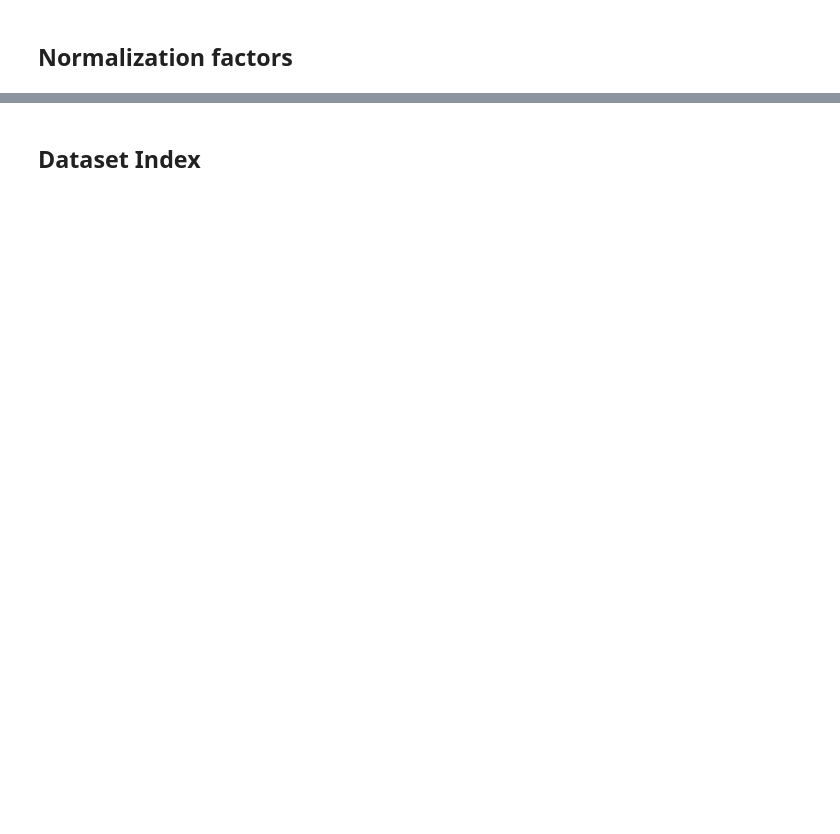
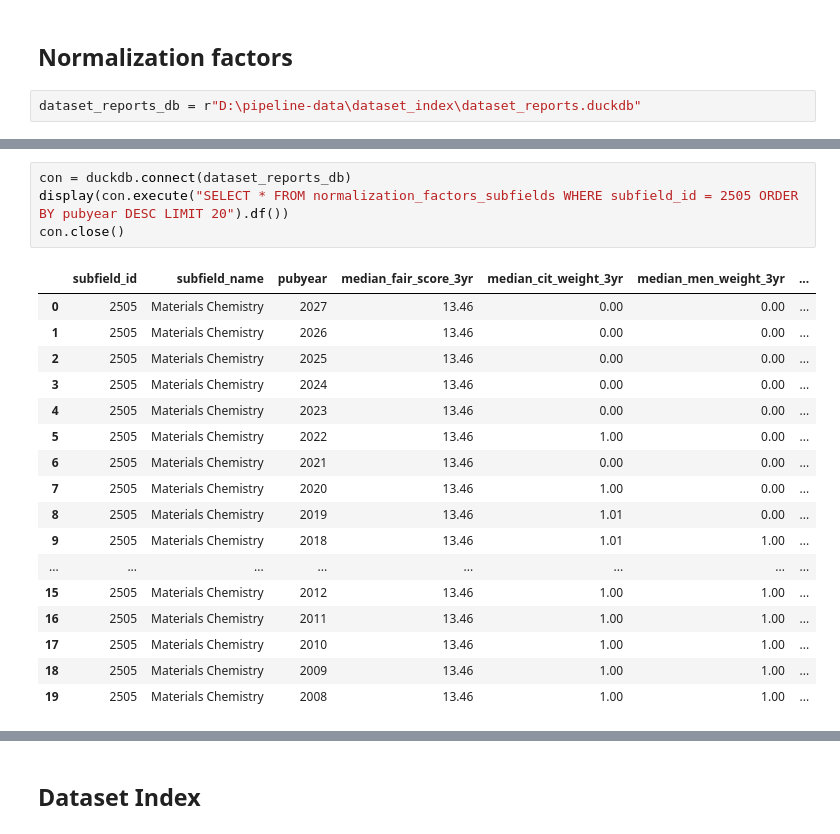
Before and after one commit to data-S-index/s-index-pipeline, a Jupyter notebook: notebooks-batch/final_processing.ipynb, the cells around one changed output, grey strips where cells are left out. Drawn from its saved outputs; the diff is of its cells as text; blank space fills up the shorter version.

Commit message:
feat: duckdb processing

```diff
--- a/notebooks-batch/final_processing.ipynb
+++ b/notebooks-batch/final_processing.ipynb
@@ -166,2 +288,4 @@ dataset_report_add_citations(dataset_report_metadata_file, citations_file, 'fina
 # %% [markdown]
 ## Normalization factors
+# %%
+dataset_reports_db = r"D:\pipeline-data\dataset_index\dataset_reports.duckdb"
@@ -167,0 +441,22 @@ dataset_report_add_citations(dataset_report_metadata_file, citations_file, 'fina
+# %%
+con = duckdb.connect(dataset_reports_db)
+display(con.execute("SELECT * FROM normalization_factors_subfields WHERE subfield_id = 2505 ORDER BY pubyear DESC LIMIT 20").df())
+con.close()
+# %% [output]
+|  | subfield_id | subfield_name | pubyear | median_fair_score_3yr | median_cit_weight_3yr | median_men_weight_3yr | ... |
+| 0 | 2505 | Materials Chemistry | 2027 | 13.46 | 0.00 | 0.00 | ... |
+| 1 | 2505 | Materials Chemistry | 2026 | 13.46 | 0.00 | 0.00 | ... |
+| 2 | 2505 | Materials Chemistry | 2025 | 13.46 | 0.00 | 0.00 | ... |
+| 3 | 2505 | Materials Chemistry | 2024 | 13.46 | 0.00 | 0.00 | ... |
+| 4 | 2505 | Materials Chemistry | 2023 | 13.46 | 0.00 | 0.00 | ... |
+| 5 | 2505 | Materials Chemistry | 2022 | 13.46 | 1.00 | 0.00 | ... |
+| 6 | 2505 | Materials Chemistry | 2021 | 13.46 | 0.00 | 0.00 | ... |
+| 7 | 2505 | Materials Chemistry | 2020 | 13.46 | 1.00 | 0.00 | ... |
+| 8 | 2505 | Materials Chemistry | 2019 | 13.46 | 1.01 | 0.00 | ... |
+| 9 | 2505 | Materials Chemistry | 2018 | 13.46 | 1.01 | 1.00 | ... |
+| ... | ... | ... | ... | ... | ... | ... | ... |
+| 15 | 2505 | Materials Chemistry | 2012 | 13.46 | 1.00 | 1.00 | ... |
+| 16 | 2505 | Materials Chemistry | 2011 | 13.46 | 1.00 | 1.00 | ... |
+| 17 | 2505 | Materials Chemistry | 2010 | 13.46 | 1.00 | 1.00 | ... |
+| 18 | 2505 | Materials Chemistry | 2009 | 13.46 | 1.00 | 1.00 | ... |
+| 19 | 2505 | Materials Chemistry | 2008 | 13.46 | 1.00 | 1.00 | ... |
```
Also changed, not shown: parts of 73 cells of this notebook, 5 other files.
